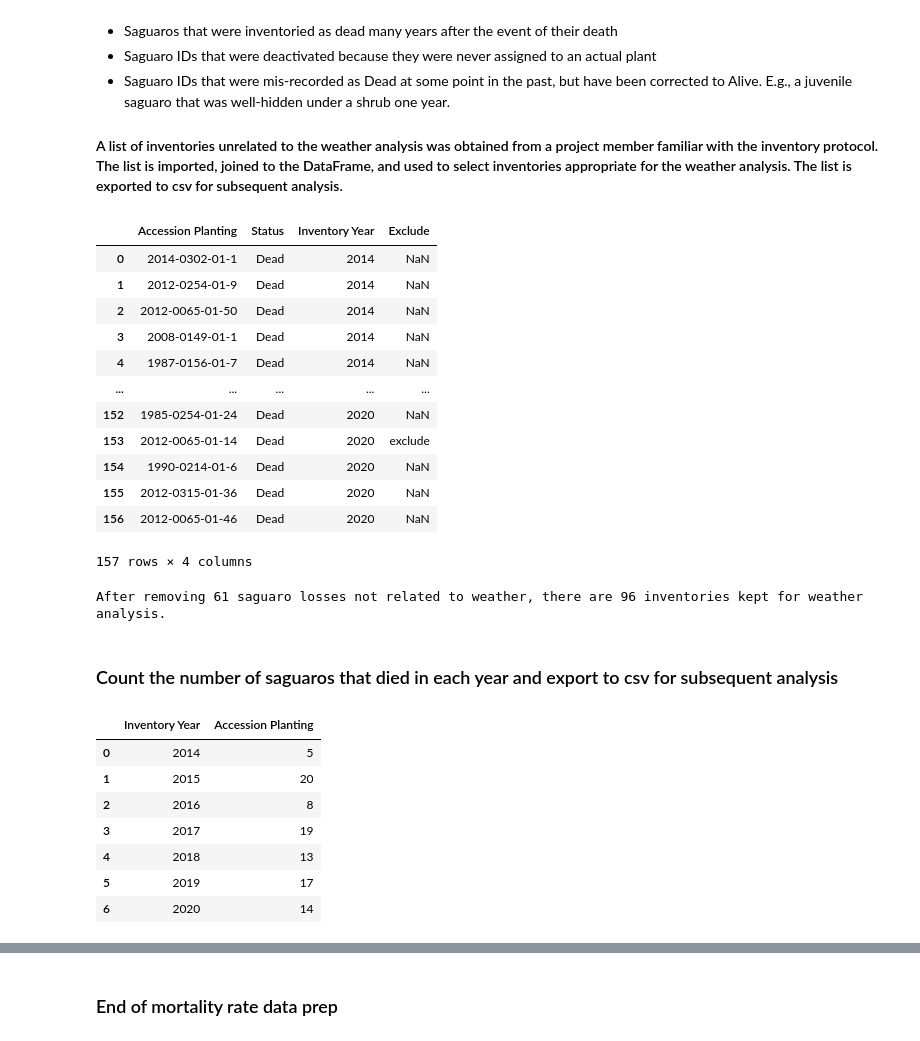
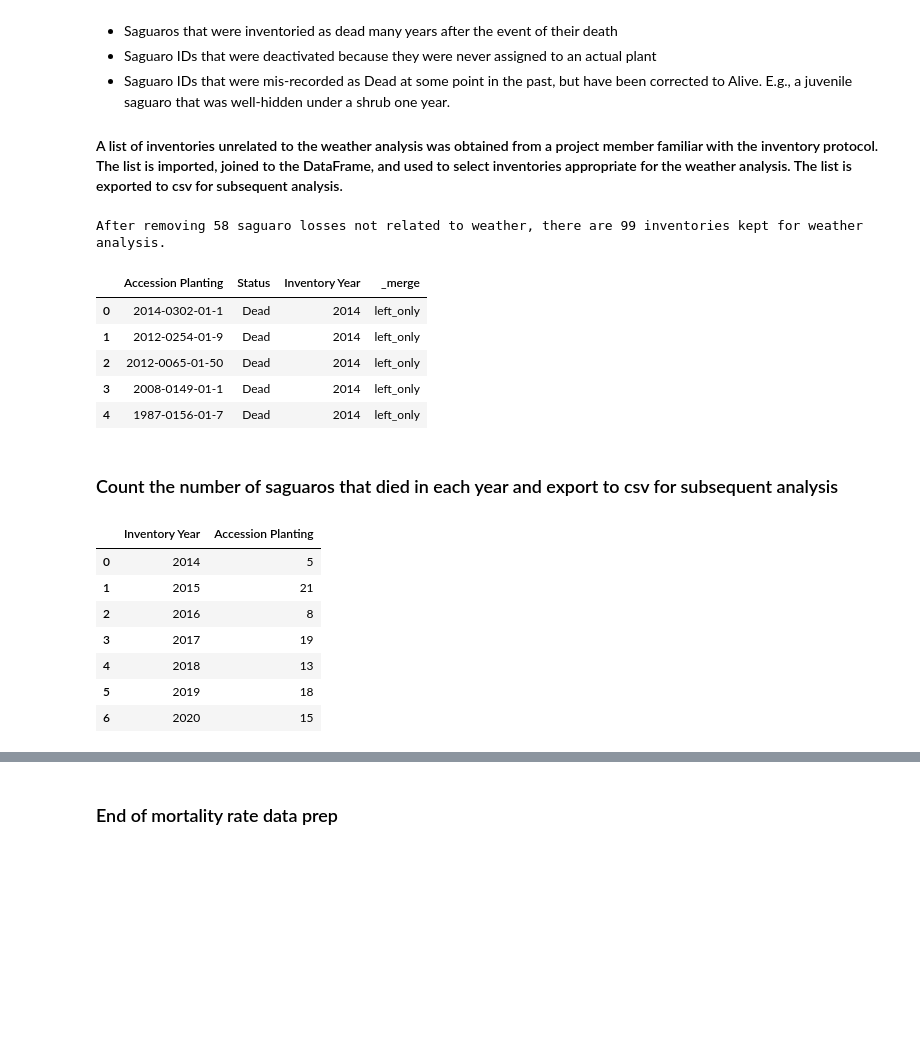
Before and after one commit to saguaroland1939/Saguaro-Health-Analysis, a Jupyter notebook: Final/Jupyter notebooks/Saguaro_Data_Prep_For_Mortality_Analysis.ipynb, the cells around one changed output, grey strips where cells are left out. Drawn from its saved outputs; the diff is of its cells as text; code cells hidden in the pictures; blank space fills up the shorter version.

Commit message:
Completes verification of weather data prep and mortality data prep with Excel.

```diff
--- a/Final/Jupyter notebooks/Saguaro_Data_Prep_For_Mortality_Analysis.ipynb
+++ b/Final/Jupyter notebooks/Saguaro_Data_Prep_For_Mortality_Analysis.ipynb
@@ -193,50 +193,36 @@ twentythirteen_and_on_df
 
 #### A list of inventories unrelated to the weather analysis was obtained from a project member familiar with the inventory protocol. The list is imported, joined to the DataFrame, and used to select inventories appropriate for the weather analysis. The list is exported to csv for subsequent analysis.
 # %%
-# Import exclusion list and merge it with twentythirteen_and_on_df using a left join to retain all values in
-# twentythirteen_and_on_df.
+# Get row count before dropping rows.
+rows_before = len(twentythirteen_and_on_df)
+
+# Import exclusion list and merge it with twentythirteen_and_on_df using a full outer join. Store information about origin of
+# each row for exclusion step.
 exclude_df = pd.read_csv("../Original datafiles/Saguaros to exclude.csv", encoding = "cp1252")
-merged_df = pd.merge(twentythirteen_and_on_df, exclude_df, on = "Accession Planting", how = "left")
+merged_df = pd.merge(twentythirteen_and_on_df, exclude_df, on = "Accession Planting", how='outer', indicator=True)
+after_exclusion_df = merged_df.loc[merged_df["_merge"] == "left_only"]
 
-merged_df
+after_exclusion_df.to_csv("../Data ready for analyses/after_exclusion_df.csv", encoding = 'utf-8')
+
+# Review effect of dropping rows.
+rows_after = len(after_exclusion_df)
+rows_removed = rows_before - rows_after
+print(f"After removing {rows_removed} saguaro losses not related to weather, there are {rows_after} inventories kept for weather analysis.")
+
+after_exclusion_df.head()
 # %% [output]
+After removing 58 saguaro losses not related to weather, there are 99 inventories kept for weather analysis.
-|  | Accession Planting | Status | Inventory Year | Exclude |
-| 0 | 2014-0302-01-1 | Dead | 2014 | NaN |
-| 1 | 2012-0254-01-9 | Dead | 2014 | NaN |
-| 2 | 2012-0065-01-50 | Dead | 2014 | NaN |
-| 3 | 2008-0149-01-1 | Dead | 2014 | NaN |
-| 4 | 1987-0156-01-7 | Dead | 2014 | NaN |
-| ... | ... | ... | ... | ... |
-| 152 | 1985-0254-01-24 | Dead | 2020 | NaN |
-| 153 | 2012-0065-01-14 | Dead | 2020 | exclude |
-| 154 | 1990-0214-01-6 | Dead | 2020 | NaN |
-| 155 | 2012-0315-01-36 | Dead | 2020 | NaN |
-| 156 | 2012-0065-01-46 | Dead | 2020 | NaN |
+|  | Accession Planting | Status | Inventory Year | _merge |
+| 0 | 2014-0302-01-1 | Dead | 2014 | left_only |
+| 1 | 2012-0254-01-9 | Dead | 2014 | left_only |
+| 2 | 2012-0065-01-50 | Dead | 2014 | left_only |
+| 3 | 2008-0149-01-1 | Dead | 2014 | left_only |
+| 4 | 1987-0156-01-7 | Dead | 2014 | left_only |
-157 rows × 4 columns
-# %%
-# Get row count before dropping rows.
-rows_before = len(merged_df)
-
-# Select the rows that do not require exclusion and store result to a new DataFrame called include_df.
-include_df = merged_df.loc[merged_df["Exclude"].isnull()]
-
-# Drop recently merged columns as they are no longer needed.
-drop_df = include_df.drop(["Exclude"], axis = 1)
-
-# Review effect of dropping rows.
-rows_after = len(drop_df)
-rows_removed = rows_before - rows_after
-print(f"After removing {rows_removed} saguaro losses not related to weather, there are {rows_after} inventories kept for weather analysis.")
-
-# Export to csv to check.
-#drop_df.to_csv("../Data ready for analyses/drop_df.csv", encoding = 'utf-8')
-# %% [output]
-After removing 61 saguaro losses not related to weather, there are 96 inventories kept for weather analysis.
 # %% [markdown]
 ### Count the number of saguaros that died in each year and export to csv for subsequent analysis
 # %%
-# Aggregate saguaro mortality to counts for each year of interest.
-mortality_per_year_agg = drop_df.groupby(["Inventory Year"])["Accession Planting"].agg("count").reset_index()
+# Aggregate saguaro mortality to counts for each year of interest and reset table index.
+mortality_per_year_agg = after_exclusion_df.groupby(["Inventory Year"])["Accession Planting"].agg("count").reset_index()
 
 # Convert aggregation object to DataFrame.
 mortality_per_year_df = pd.DataFrame(mortality_per_year_agg)
@@ -245,12 +231,12 @@ mortality_per_year_df
 # %% [output]
 |  | Inventory Year | Accession Planting |
 | 0 | 2014 | 5 |
-| 1 | 2015 | 20 |
+| 1 | 2015 | 21 |
 | 2 | 2016 | 8 |
 | 3 | 2017 | 19 |
 | 4 | 2018 | 13 |
-| 5 | 2019 | 17 |
-| 6 | 2020 | 14 |
+| 5 | 2019 | 18 |
+| 6 | 2020 | 15 |
 # %%
 # Rename columns to represent the data they now contain.
 mortality_per_year_df.rename(columns = {"Inventory Year": "Year", "Accession Planting": "Mortality Count"}, inplace = True)
```
Also changed, not shown: parts of 7 cells of this notebook, 4 other files.
